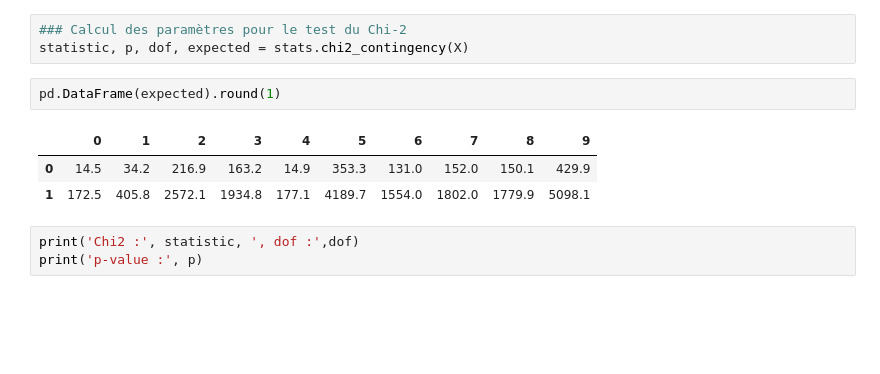
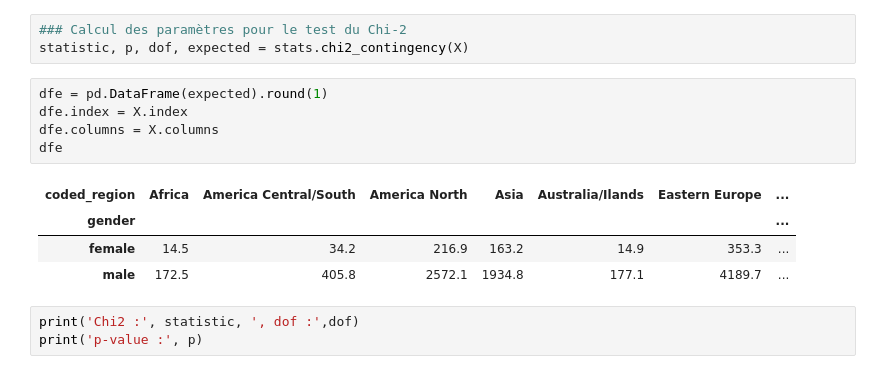
Before and after one commit to Sciences-historiques-numeriques/astronomers, a Jupyter notebook: notebooks_jupyter/wikidata_exploration/da3_distribution_continents_triplestore.ipynb, the cells around one changed output. Saved outputs shown, nothing was run; the diff lists cells and outputs as text; blank space fills up the shorter version.

```diff
--- a/notebooks_jupyter/wikidata_exploration/da3_distribution_continents_triplestore.ipynb
+++ b/notebooks_jupyter/wikidata_exploration/da3_distribution_continents_triplestore.ipynb
@@ -563,12 +595,16 @@ X = gender_vs_region.iloc[:-1, :-1 ]
 # %%
 ### Calcul des paramètres pour le test du Chi-2
 statistic, p, dof, expected = stats.chi2_contingency(X)
-# %%
-pd.DataFrame(expected).round(1)
-# %% [output]
-|  | 0 | 1 | 2 | 3 | 4 | 5 | 6 | 7 | 8 | 9 |
-| 0 | 14.5 | 34.2 | 216.9 | 163.2 | 14.9 | 353.3 | 131.0 | 152.0 | 150.1 | 429.9 |
-| 1 | 172.5 | 405.8 | 2572.1 | 1934.8 | 177.1 | 4189.7 | 1554.0 | 1802.0 | 1779.9 | 5098.1 |
+# %%
+dfe = pd.DataFrame(expected).round(1)
+dfe.index = X.index
+dfe.columns = X.columns
+dfe
+# %% [output]
+| coded_region | Africa | America Central/South | America North | Asia | Australia/Ilands | Eastern Europe | ... |
+| gender |  |  |  |  |  |  | ... |
+| female | 14.5 | 34.2 | 216.9 | 163.2 | 14.9 | 353.3 | ... |
+| male | 172.5 | 405.8 | 2572.1 | 1934.8 | 177.1 | 4189.7 | ... |
 # %%
 print('Chi2 :', statistic, ', dof :',dof)
 print('p-value :', p)
```
Also changed, not shown: parts of 7 cells of this notebook.
